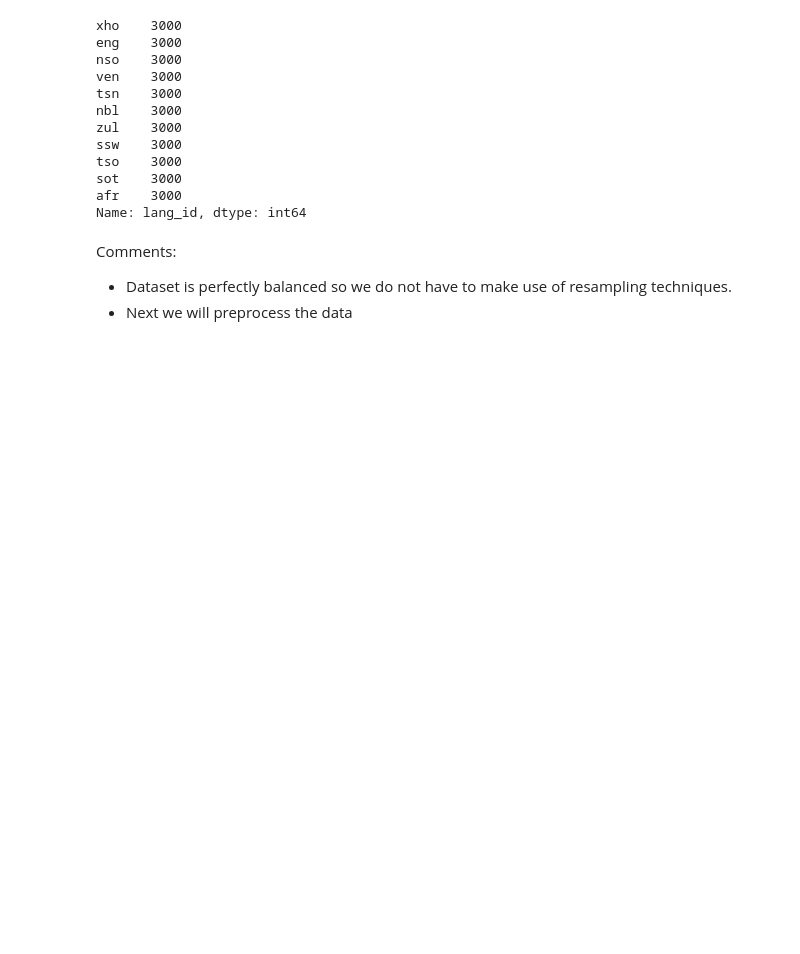
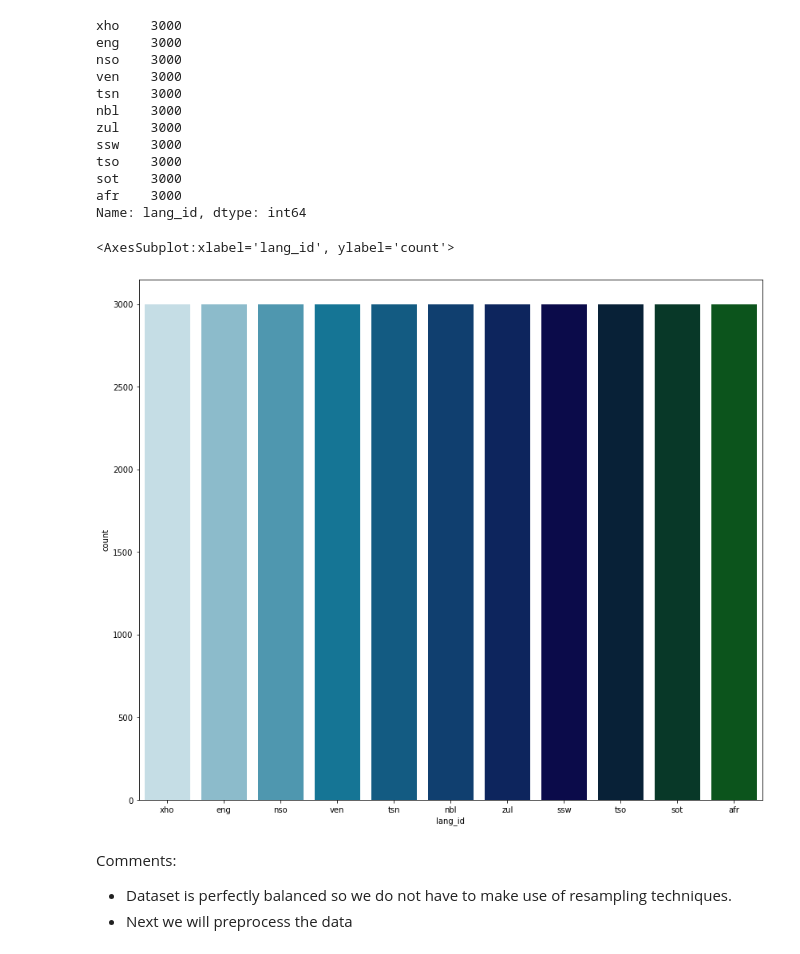
Before and after one commit to Mo-Shoba/Language-Identification-Challenge, a Jupyter notebook: Classification Hackathon Submission.ipynb, the cells around one changed output. Saved outputs shown, nothing was run; the diff lists cells and outputs as text; code cells hidden in the pictures; blank space fills up the shorter version.

```diff
--- a/Classification Hackathon Submission.ipynb
+++ b/Classification Hackathon Submission.ipynb
@@ -116,6 +116,12 @@ tso    3000
 sot    3000
 afr    3000
 Name: lang_id, dtype: int64
+# %%
+plt.figure(figsize=(14,12))
+sns.countplot(x='lang_id', data=train, palette ='ocean_r')
+# %% [output]
+<AxesSubplot:xlabel='lang_id', ylabel='count'>
+[figure, added]
 # %% [markdown]
 Comments:
 * Dataset is perfectly balanced so we do not have to make use of resampling techniques.
```
